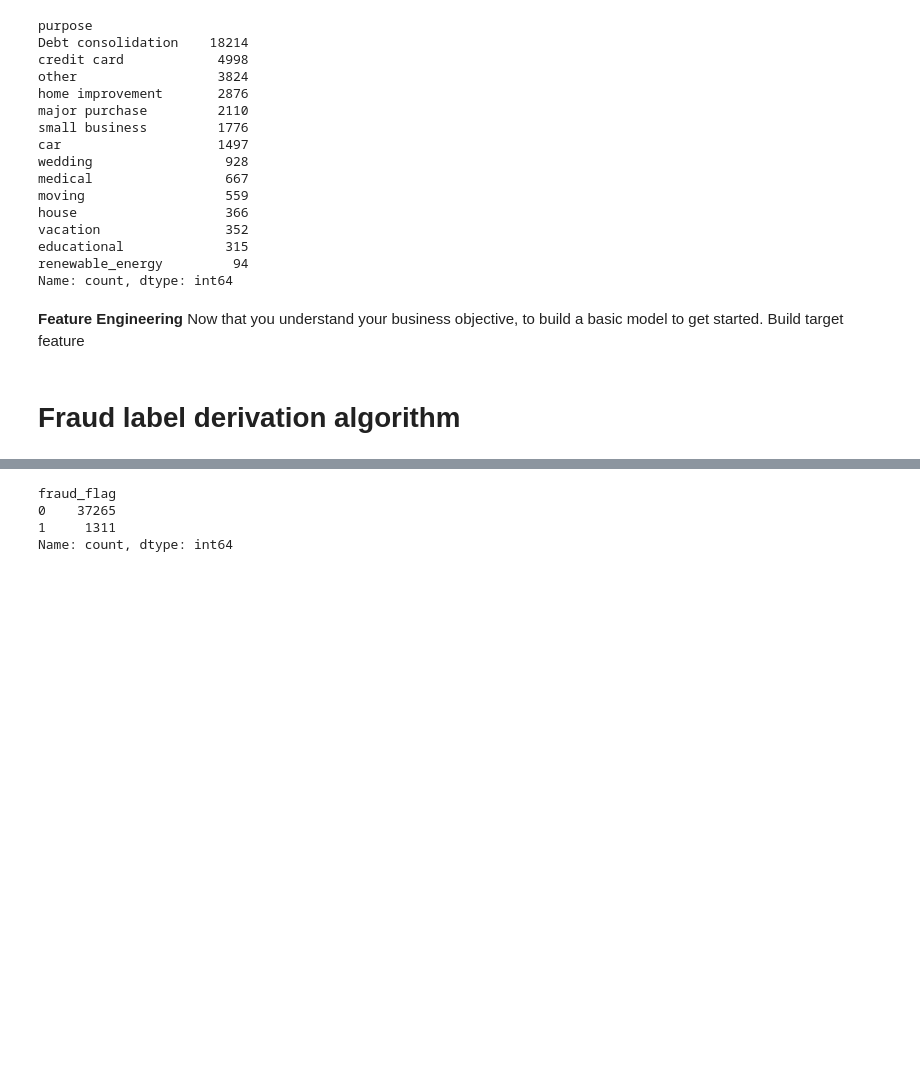
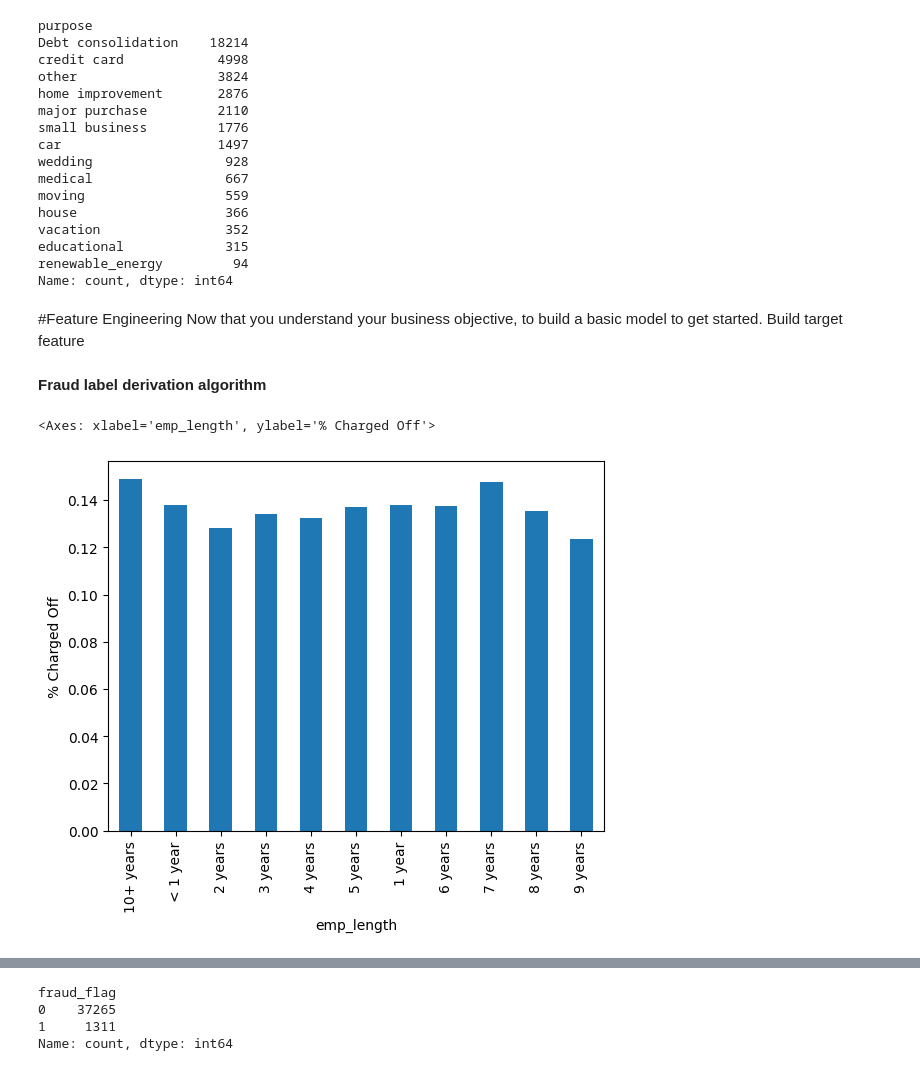
Before and after one commit to muralikandan/capstone, a Jupyter notebook: fraud_detection_model.ipynb, the cells around one changed output, grey strips where cells are left out. Saved outputs shown, nothing was run; the diff lists cells and outputs as text; code cells hidden in the pictures; blank space fills up the shorter version.

```diff
--- a/fraud_detection_model.ipynb
+++ b/fraud_detection_model.ipynb
@@ -113,10 +116,18 @@ educational             315
 renewable_energy         94
 Name: count, dtype: int64
 # %% [markdown]
-**Feature Engineering**
+#Feature Engineering
 Now that you understand your business objective, to build a basic model to get started. Build target feature
 # %% [markdown]
-# Fraud label derivation algorithm
+**Fraud label derivation algorithm**
 # %%
 # Derive field loan to income
 loan_df['loan_to_income'] = loan_df['loan_amount'] / loan_df['annual_income']
+# %%
+# ratio of loan_status 'Charged Off' based on emp_length vs total emp_length of each bucket
+temp = loan_df.loc[loan_df['loan_status'] == 'Charged Off', 'emp_length'].value_counts() / loan_df['emp_length'].value_counts()
+# histogram plot of temp with legend and y-axis named as 'Charged Off' in %
+temp.plot(kind='bar', ylabel='% Charged Off')
+# %% [output]
+<Axes: xlabel='emp_length', ylabel='% Charged Off'>
+[figure, added]
```
Also changed, not shown: parts of 16 cells of this notebook.
